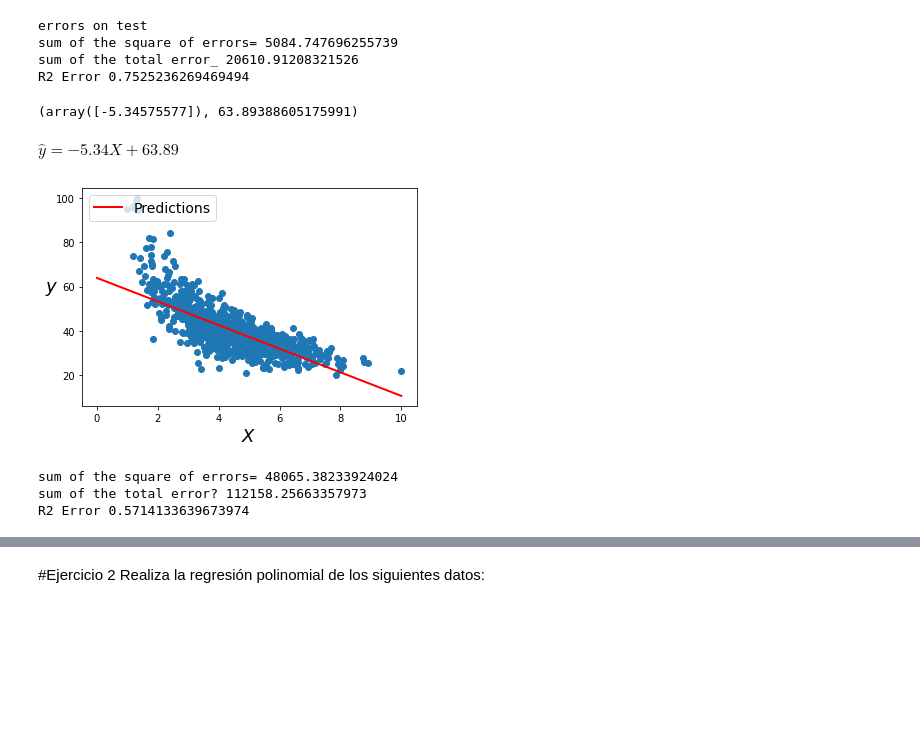
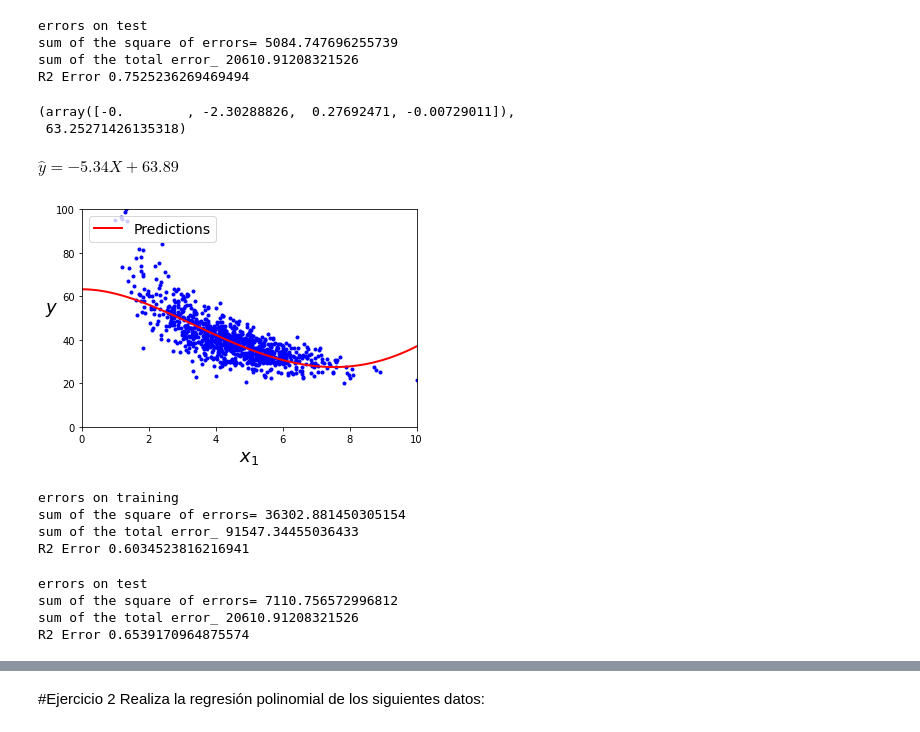
Before and after one commit to PosgradoMNA/actividades-de-aprendizaje-A01081266, a Jupyter notebook: A01081266TecMty_Regresion_lineal_polinomial.ipynb, the cells around one changed output, grey strips where cells are left out. Saved outputs shown, nothing was run; the diff lists cells and outputs as text; code cells hidden in the pictures; blank space fills up the shorter version.

```diff
--- a/A01081266TecMty_Regresion_lineal_polinomial.ipynb
+++ b/A01081266TecMty_Regresion_lineal_polinomial.ipynb
@@ -545,46 +569,72 @@ sum of the total error_ 20610.91208321526
 R2 Error 0.7525236269469494
 # %%
 #Lasso
+
+poly_features = PolynomialFeatures(degree=4, include_bias=False)
+X_poly = poly_features.fit_transform(X_train)
+X_polyTst = poly_features.fit_transform(X_test)
+
+
 ModeloLasso = Lasso(alpha=1)
-ModeloLasso.fit(X_train, y_train)
+ModeloLasso.fit(X_poly, y_train)
 ModeloLasso.coef_, ModeloLasso.intercept_
 # %% [output]
-(array([-5.34575577]), 63.89388605175991)
+(array([-0.        , -2.30288826,  0.27692471, -0.00729011]),
+ 63.25271426135318)
 # %% [markdown]
 $\hat{y} =  -5.34X  + 63.89$
 # %%
-X_fit = np.linspace(0, 10, 100)
-y_fit = ModeloLasso.predict(X_fit[:, np.newaxis])
-
-plt.scatter(X, y)
-plt.plot(X_fit, y_fit, "r-", linewidth=2, label="Predictions")
-plt.xlabel("$X$", fontsize=18)
+X_new_poly2 = poly_features.transform(X_new2)
+y_new2 = ModeloLasso.predict(X_new_poly2)
+plt.plot(X, y, "b.")
+plt.plot(X_new2, y_new2, "r-", linewidth=2, label="Predictions")
+plt.xlabel("$x_1$", fontsize=18)
 plt.ylabel("$y$", rotation=0, fontsize=18)
-plt.legend(loc="upper left", fontsize=14);
+plt.legend(loc="upper left", fontsize=14)
+plt.axis([0, 10, 0,100]);
 # %% [output]
-[figure, old version]
+[figure, new version]
 # %%
 y_trainMean = np.mean(y_train)
+y_predTrainLasso = ModeloLasso.predict(X_poly)
 
-y_predLasso = ModeloLasso.predict(X)
+SSE = (y_train-y_predTrainLasso)**2
+SSE=SSE.sum()
 
-SSE = (y-y_predLasso)**2
-SSE=sum(SSE)
-
-SST = (y-y_trainMean)**2
-SST=sum(SST)
+SST = (y_train-y_trainMean)**2
+SST=SST.sum()
 
 
-
-R2Lasso = sklearn.metrics.r2_score(y, y_predLasso)
-
+R2LassoTrain = sklearn.metrics.r2_score(y_train, y_predTrainLasso)
+print("errors on training")
 print("sum of the square of errors=", SSE)
-print("sum of the total error?", SST)
-print("R2 Error", R2Lasso)
+print("sum of the total error_", SST)
+print("R2 Error", R2LassoTrain)
 # %% [output]
-sum of the square of errors= 48065.38233924024
-sum of the total error? 112158.25663357973
-R2 Error 0.5714133639673974
+errors on training
+sum of the square of errors= 36302.881450305154
+sum of the total error_ 91547.34455036433
+R2 Error 0.6034523816216941
+# %%
+y_predTestLasso = ModeloLasso.predict(X_polyTst)
+
+SSE = (y_test-y_predTestLasso)**2
+SSE=SSE.sum()
+
+SST = (y_test-y_trainMean)**2
+SST=SST.sum()
+
+
+R2LassoTst = sklearn.metrics.r2_score(y_test, y_predTestLasso)
+print("errors on test")
+print("sum of the square of errors=", SSE)
+print("sum of the total error_", SST)
+print("R2 Error", R2LassoTst)
+# %% [output]
+errors on test
+sum of the square of errors= 7110.756572996812
+sum of the total error_ 20610.91208321526
+R2 Error 0.6539170964875574
 # %%
 def mi_MAE(y_real, y_pred):
   MAE_val=np.abs(y_real-y_pred)
```
Also changed, not shown: parts of 66 cells of this notebook.
